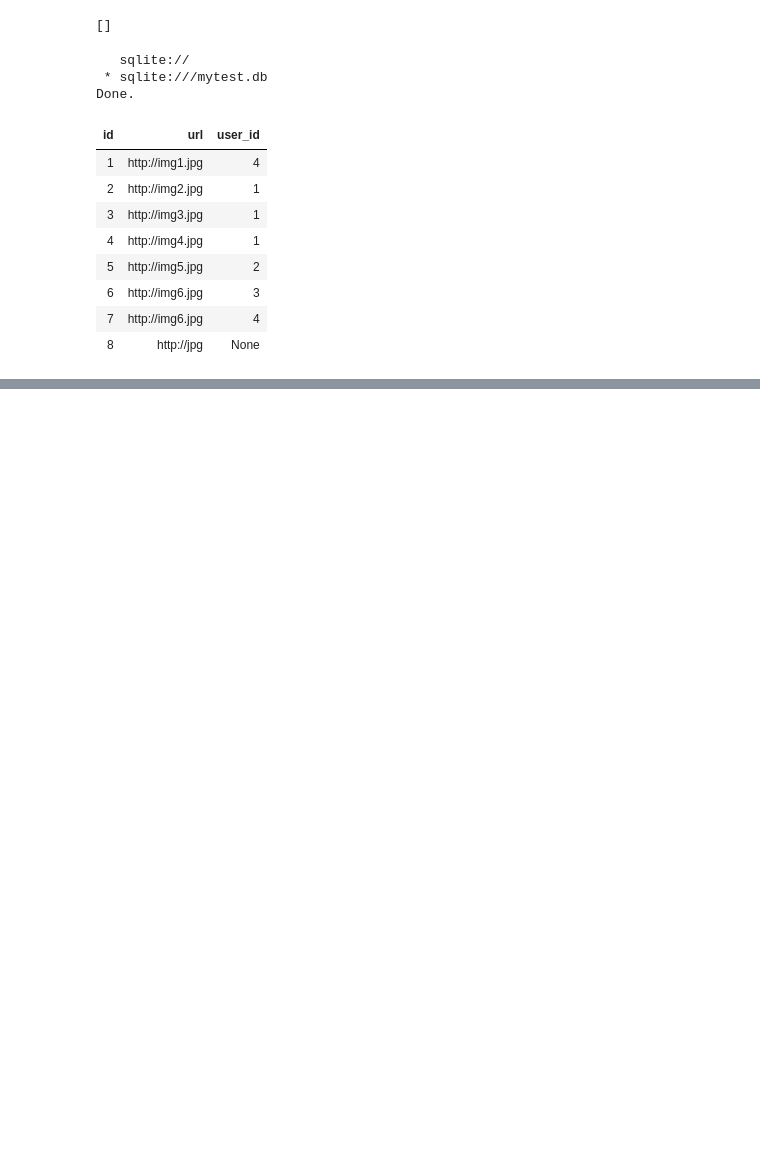
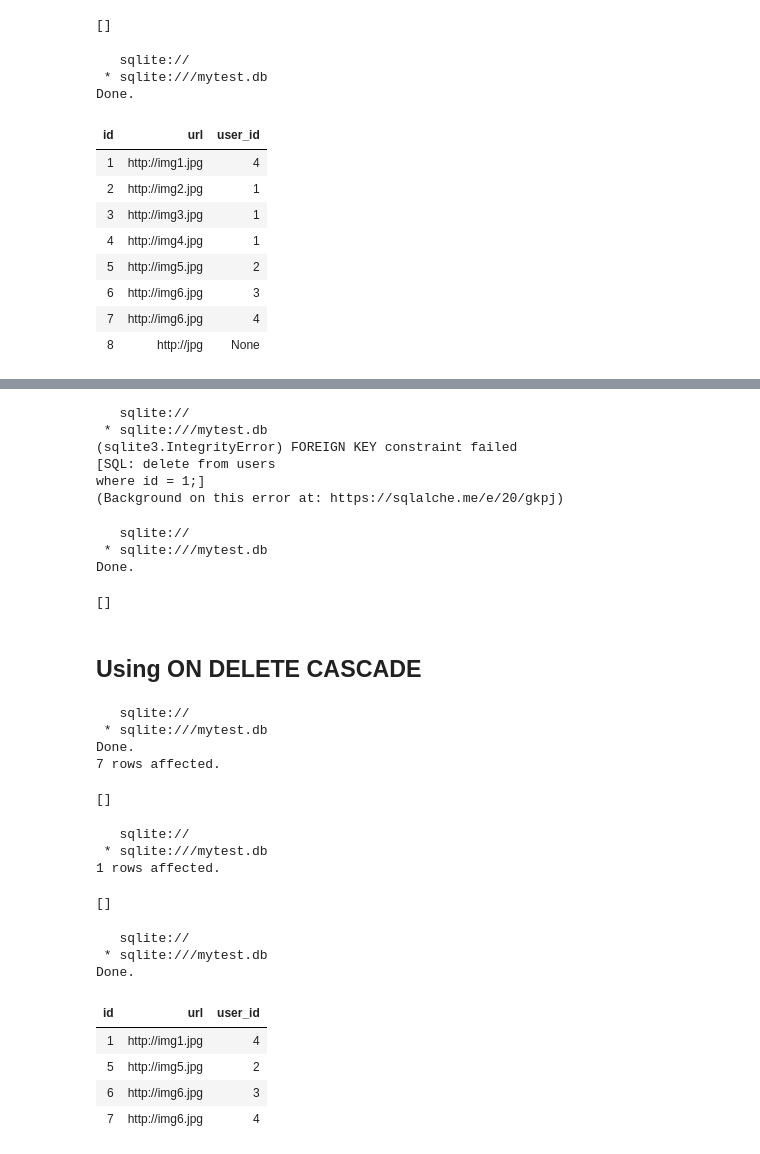
Before and after one commit to alirezaghorbani1983/psql_training, a Jupyter notebook: psql_1.ipynb, the cells around one changed output, grey strips where cells are left out. Saved outputs shown, nothing was run; the diff lists cells and outputs as text; code cells hidden in the pictures; blank space fills up the shorter version.

```diff
--- a/psql_1.ipynb
+++ b/psql_1.ipynb
@@ -370,0 +390,65 @@ Done.
+# %%
+%%sql
+delete from users
+where id = 1;
+# %% [output]
+   sqlite://
+ * sqlite:///mytest.db
+(sqlite3.IntegrityError) FOREIGN KEY constraint failed
+[SQL: delete from users
+where id = 1;]
+(Background on this error at: https://sqlalche.me/e/20/gkpj)
+# %%
+%%sql
+DROP TABLE photos;
+# %% [output]
+   sqlite://
+ * sqlite:///mytest.db
+Done.
+[]
+# %% [markdown]
+## Using ON DELETE CASCADE
+# %%
+%%sql
+CREATE TABLE photos (
+    id INTEGER PRIMARY KEY AUTOINCREMENT,
+    url VARCHAR(200),
+    user_id INTEGER REFERENCES users(id) ON DELETE CASCADE
+);
+
+INSERT INTO photos (id, url, user_id) VALUES
+(1, 'http://img1.jpg', 4),
+(2, 'http://img2.jpg', 1),
+(3, 'http://img3.jpg', 1),
+(4, 'http://img4.jpg', 1),
+(5, 'http://img5.jpg', 2),
+(6, 'http://img6.jpg', 3),
+(7, 'http://img6.jpg', 4);
+# %% [output]
+   sqlite://
+ * sqlite:///mytest.db
+Done.
+7 rows affected.
+[]
+# %%
+%%sql
+
+delete from users
+where id = 1;
+# %% [output]
+   sqlite://
+ * sqlite:///mytest.db
+1 rows affected.
+[]
+# %%
+%%sql
+select * from photos;
+# %% [output]
+   sqlite://
+ * sqlite:///mytest.db
+Done.
+| id | url | user_id |
+| 1 | http://img1.jpg | 4 |
+| 5 | http://img5.jpg | 2 |
+| 6 | http://img6.jpg | 3 |
+| 7 | http://img6.jpg | 4 |
```
Also changed, not shown: parts of 12 cells of this notebook, 1 other file.
